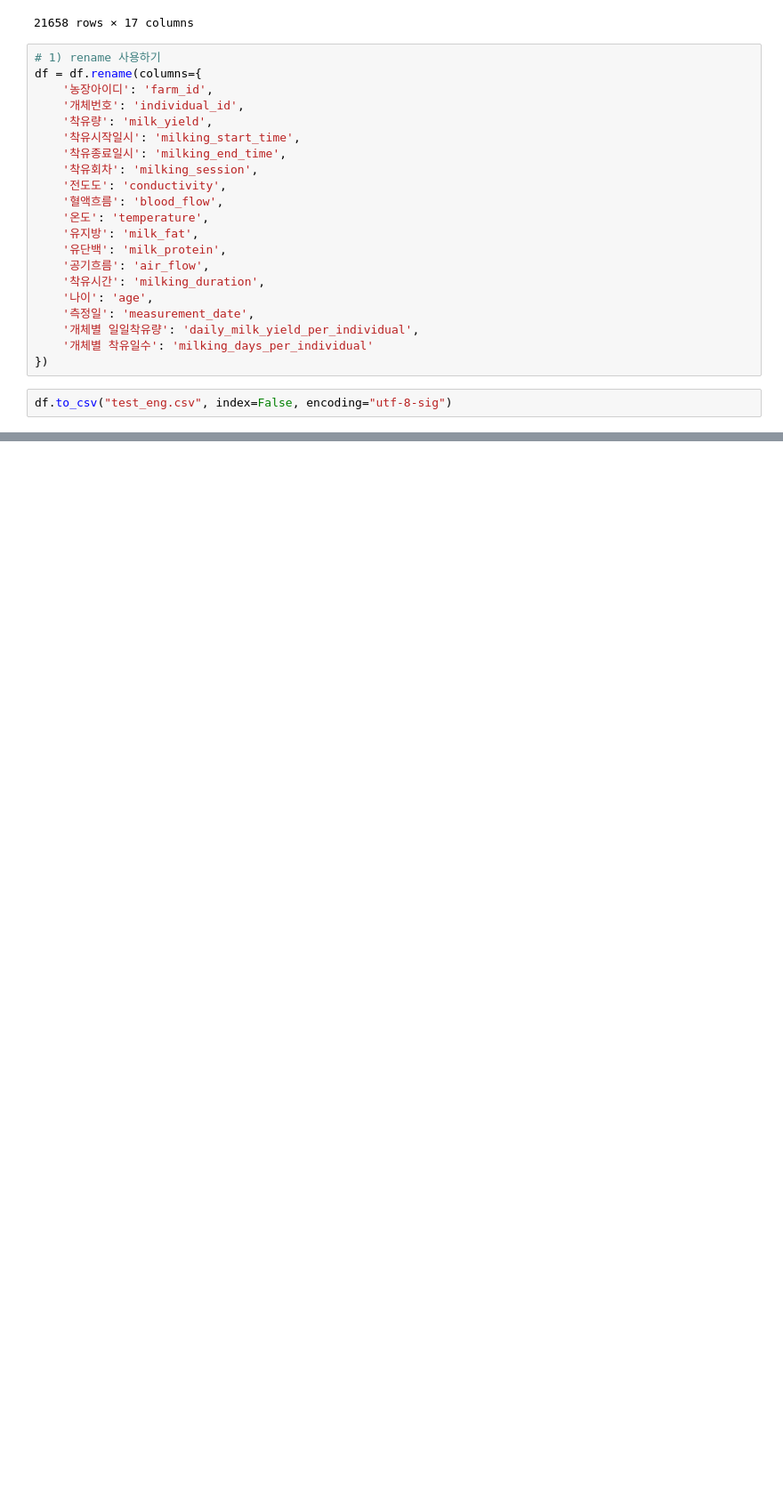
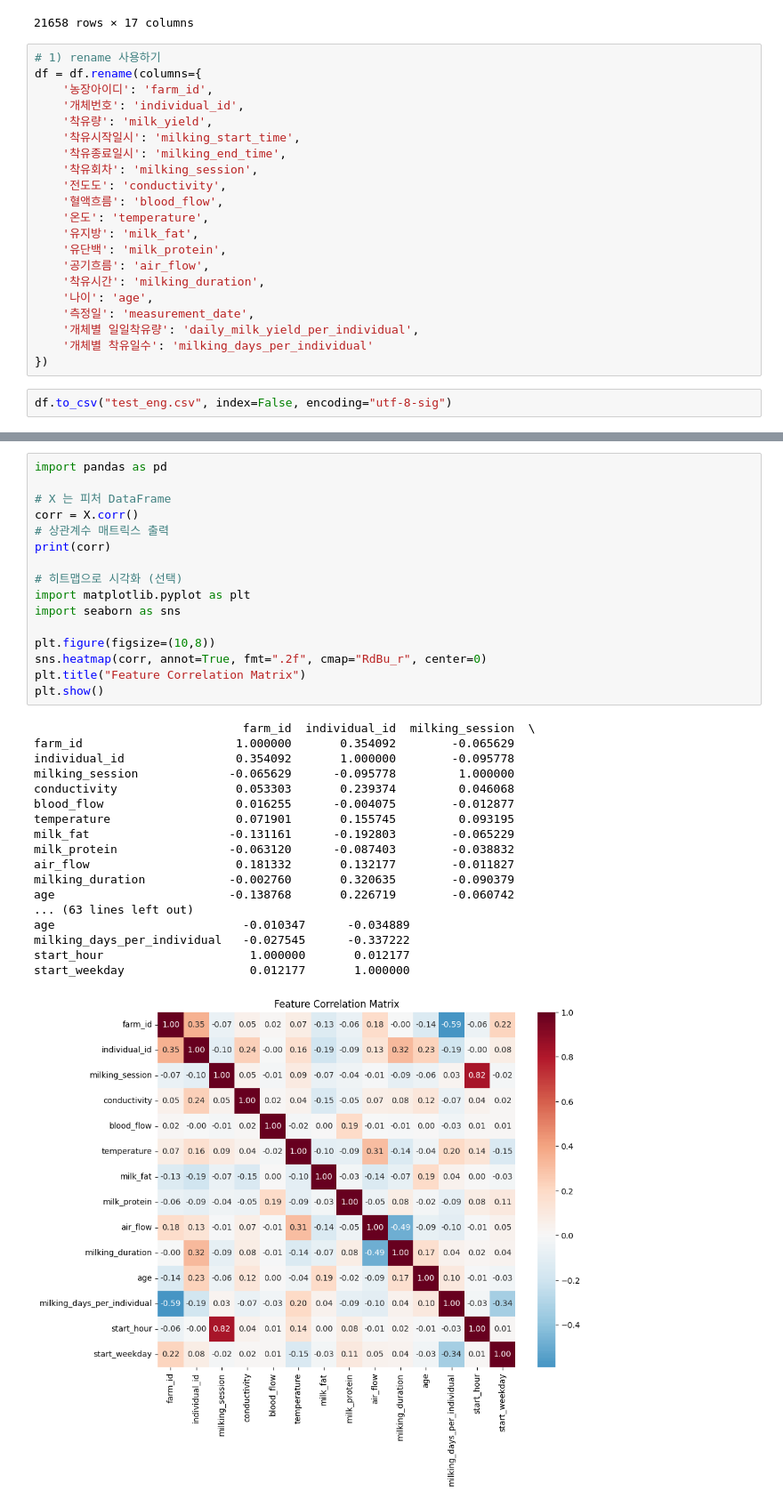
Before and after one commit to jiwon512/practical_project, a Jupyter notebook: jiwon/model.ipynb, the cells around one changed output, grey strips where cells are left out. Shown at 89% size. Drawn from its saved outputs; the diff is of its cells as text; blank space fills up the shorter version.

```diff
--- a/jiwon/model.ipynb
+++ b/jiwon/model.ipynb
@@ -43,0 +234,35 @@ df.to_csv("test_eng.csv", index=False, encoding="utf-8-sig")
+# %%
+import pandas as pd
+
+# X 는 피처 DataFrame
+corr = X.corr()
+# 상관계수 매트릭스 출력
+print(corr)
+
+# 히트맵으로 시각화 (선택)
+import matplotlib.pyplot as plt
+import seaborn as sns
+
+plt.figure(figsize=(10,8))
+sns.heatmap(corr, annot=True, fmt=".2f", cmap="RdBu_r", center=0)
+plt.title("Feature Correlation Matrix")
+plt.show()
+# %% [output]
+                              farm_id  individual_id  milking_session  \
+farm_id                      1.000000       0.354092        -0.065629
+individual_id                0.354092       1.000000        -0.095778
+milking_session             -0.065629      -0.095778         1.000000
+conductivity                 0.053303       0.239374         0.046068
+blood_flow                   0.016255      -0.004075        -0.012877
+temperature                  0.071901       0.155745         0.093195
+milk_fat                    -0.131161      -0.192803        -0.065229
+milk_protein                -0.063120      -0.087403        -0.038832
+air_flow                     0.181332       0.132177        -0.011827
+milking_duration            -0.002760       0.320635        -0.090379
+age                         -0.138768       0.226719        -0.060742
+... (63 lines left out)
+age                           -0.010347      -0.034889
+milking_days_per_individual   -0.027545      -0.337222
+start_hour                     1.000000       0.012177
+start_weekday                  0.012177       1.000000
+[figure, added]
```
Also changed, not shown: parts of 10 cells of this notebook, 3 other files.
